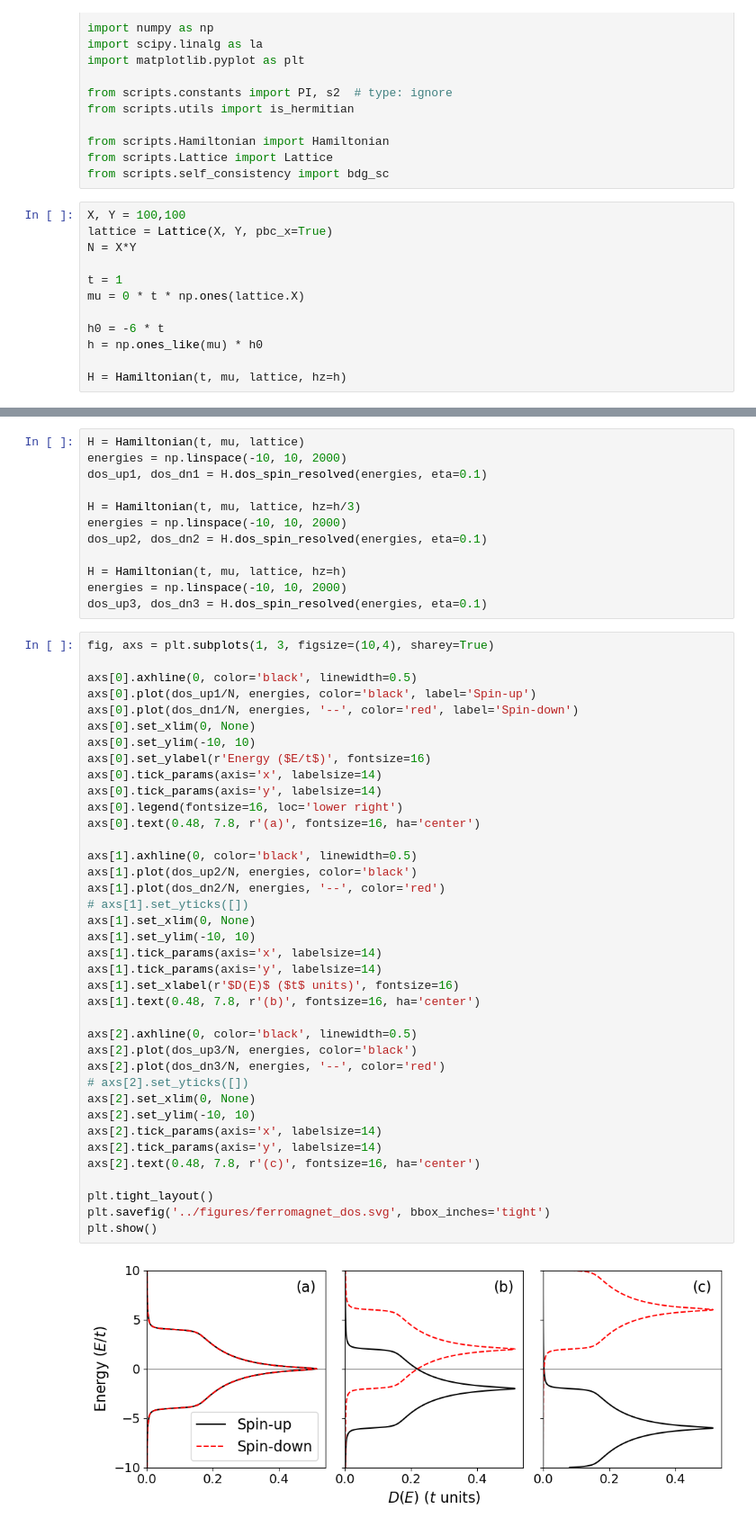
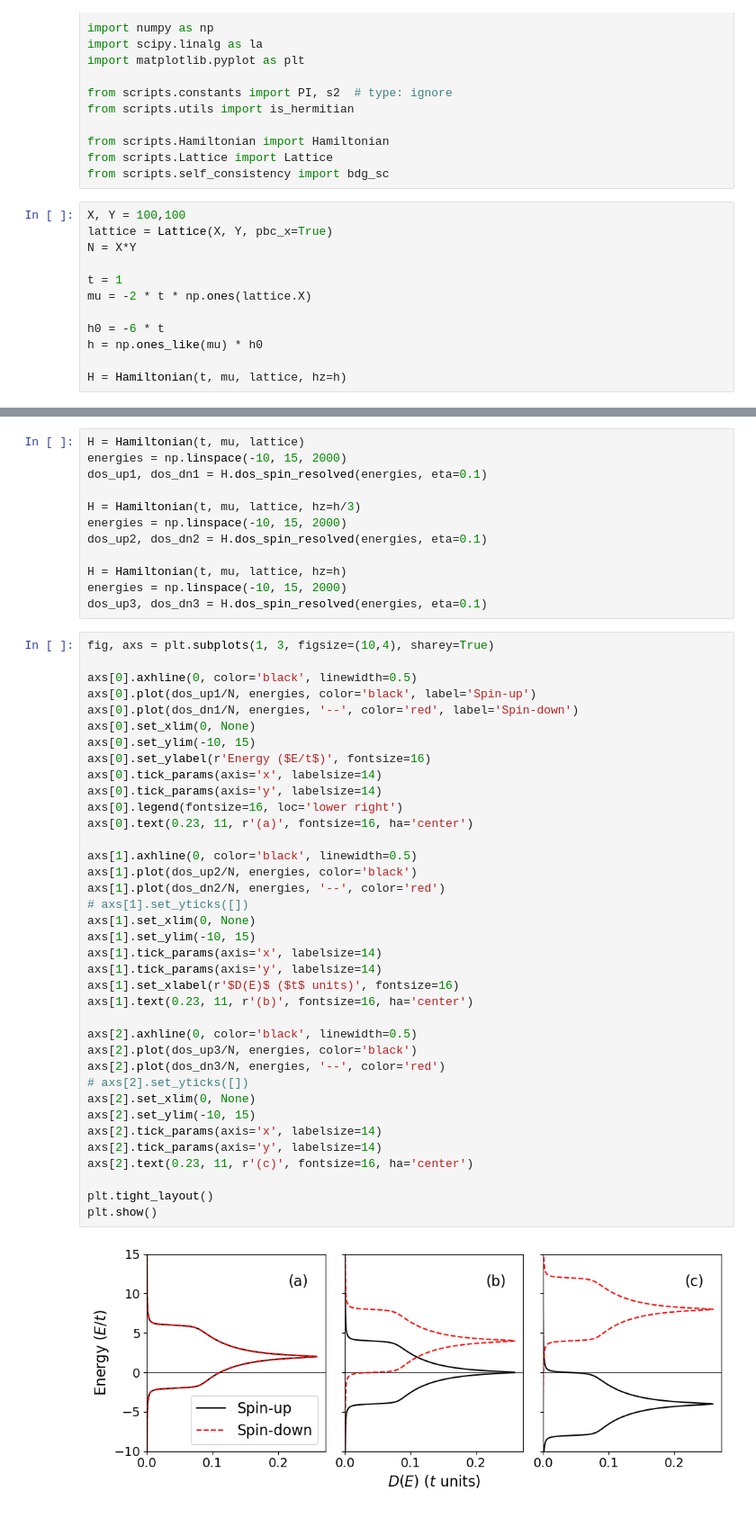
Before and after one commit to emilssp/master-thesis-codebase, a Jupyter notebook: notebooks/ferromagnet_dos.ipynb, the cells around one changed output, grey strips where cells are left out. Shown at 90% size. Cells and saved outputs as stored; diff of their text form.

Commit message:
fix ferromagnetic plots

```diff
--- a/notebooks/ferromagnet_dos.ipynb
+++ b/notebooks/ferromagnet_dos.ipynb
@@ -22,7 +22,7 @@ lattice = Lattice(X, Y, pbc_x=True)
 N = X*Y
 
 t = 1
-mu = 0 * t * np.ones(lattice.X)
+mu = -2 * t * np.ones(lattice.X)
 
 h0 = -6 * t
 h = np.ones_like(mu) * h0
@@ -33,53 +33,52 @@ energies = np.linspace(-10, 10, 2000)
 dos_up, dos_dn = H.dos_spin_resolved(energies, eta=0.1)
 # %%
 H = Hamiltonian(t, mu, lattice)
-energies = np.linspace(-10, 10, 2000)
+energies = np.linspace(-10, 15, 2000)
 dos_up1, dos_dn1 = H.dos_spin_resolved(energies, eta=0.1)
 
 H = Hamiltonian(t, mu, lattice, hz=h/3)
-energies = np.linspace(-10, 10, 2000)
+energies = np.linspace(-10, 15, 2000)
 dos_up2, dos_dn2 = H.dos_spin_resolved(energies, eta=0.1)
 
 H = Hamiltonian(t, mu, lattice, hz=h)
-energies = np.linspace(-10, 10, 2000)
+energies = np.linspace(-10, 15, 2000)
 dos_up3, dos_dn3 = H.dos_spin_resolved(energies, eta=0.1)
 # %%
 fig, axs = plt.subplots(1, 3, figsize=(10,4), sharey=True)
 
 axs[0].axhline(0, color='black', linewidth=0.5)
 axs[0].plot(dos_up1/N, energies, color='black', label='Spin-up')
 axs[0].plot(dos_dn1/N, energies, '--', color='red', label='Spin-down')
 axs[0].set_xlim(0, None)
-axs[0].set_ylim(-10, 10)
+axs[0].set_ylim(-10, 15)
 axs[0].set_ylabel(r'Energy ($E/t$)', fontsize=16)
 axs[0].tick_params(axis='x', labelsize=14)
 axs[0].tick_params(axis='y', labelsize=14)
 axs[0].legend(fontsize=16, loc='lower right')
-axs[0].text(0.48, 7.8, r'(a)', fontsize=16, ha='center')
+axs[0].text(0.23, 11, r'(a)', fontsize=16, ha='center')
 
 axs[1].axhline(0, color='black', linewidth=0.5)
 axs[1].plot(dos_up2/N, energies, color='black')
 axs[1].plot(dos_dn2/N, energies, '--', color='red')
 # axs[1].set_yticks([])
 axs[1].set_xlim(0, None)
-axs[1].set_ylim(-10, 10)
+axs[1].set_ylim(-10, 15)
 axs[1].tick_params(axis='x', labelsize=14)
 axs[1].tick_params(axis='y', labelsize=14)
 axs[1].set_xlabel(r'$D(E)$ ($t$ units)', fontsize=16)
-axs[1].text(0.48, 7.8, r'(b)', fontsize=16, ha='center')
+axs[1].text(0.23, 11, r'(b)', fontsize=16, ha='center')
 
 axs[2].axhline(0, color='black', linewidth=0.5)
 axs[2].plot(dos_up3/N, energies, color='black')
 axs[2].plot(dos_dn3/N, energies, '--', color='red')
 # axs[2].set_yticks([])
 axs[2].set_xlim(0, None)
-axs[2].set_ylim(-10, 10)
+axs[2].set_ylim(-10, 15)
 axs[2].tick_params(axis='x', labelsize=14)
 axs[2].tick_params(axis='y', labelsize=14)
-axs[2].text(0.48, 7.8, r'(c)', fontsize=16, ha='center')
+axs[2].text(0.23, 11, r'(c)', fontsize=16, ha='center')
 
 plt.tight_layout()
-plt.savefig('../figures/ferromagnet_dos.svg', bbox_inches='tight')
 plt.show()
 # %% [output]
-[figure, old version]
+[figure, new version]
```
Also changed, not shown: parts of 1 cell of this notebook, 1 other file.
